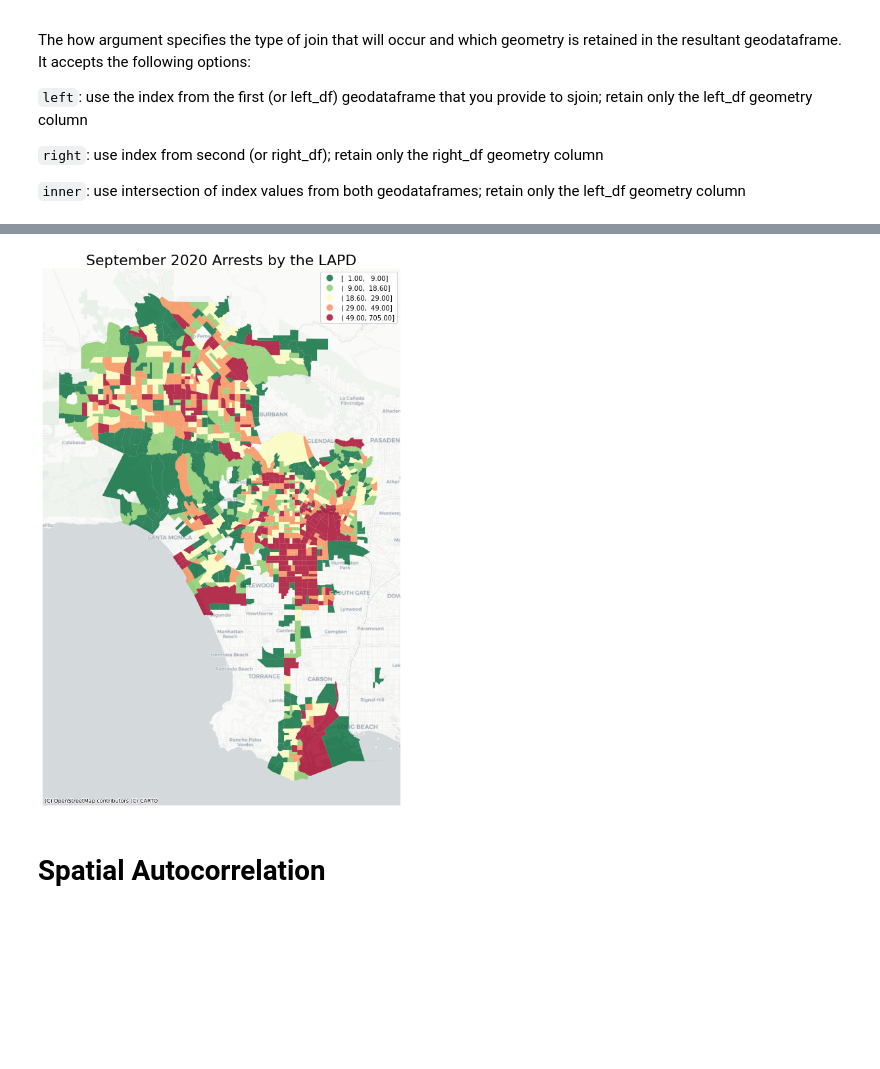
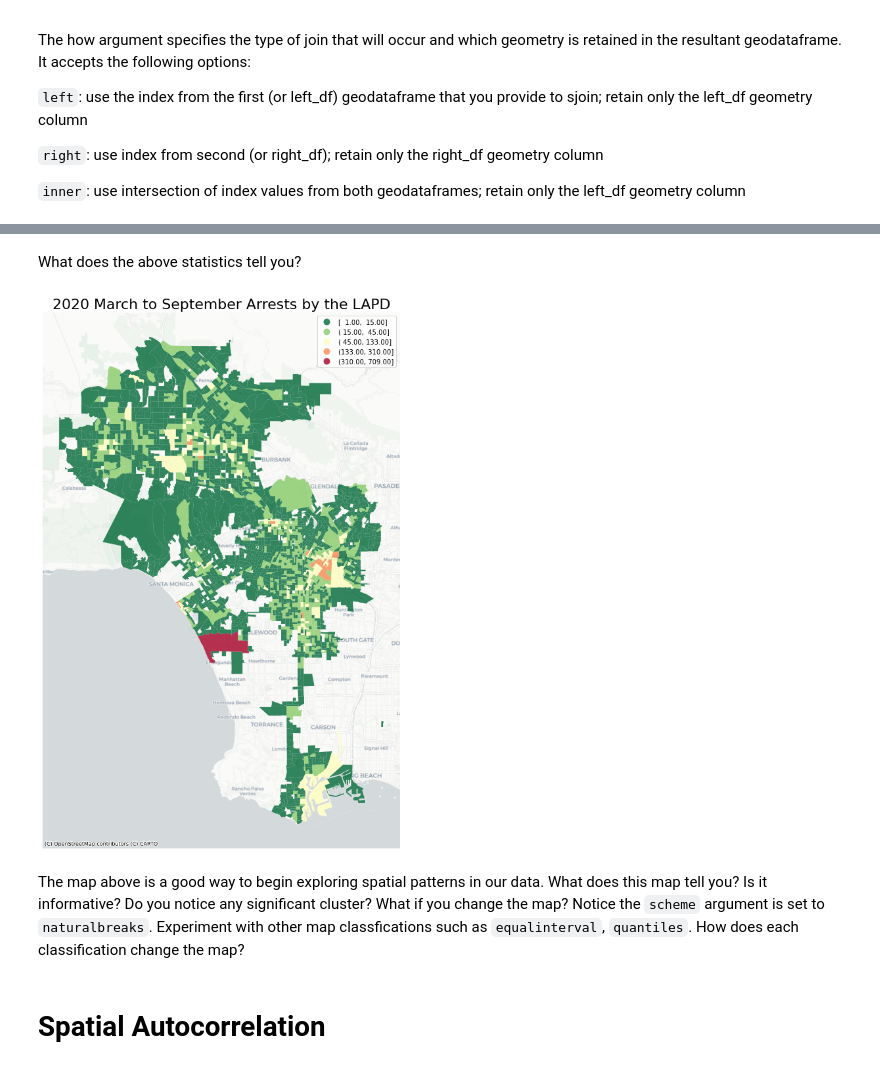
Before and after one commit to yohman/up206a, a Jupyter notebook: Weeks/Week08/Spatial Autocorrelation.ipynb, the cells around one changed output, grey strips where cells are left out. Cells and saved outputs as stored; diff of their text form; code cells hidden in the pictures; blank space fills up the shorter version.

```diff
--- a/Weeks/Week08/Spatial Autocorrelation.ipynb
+++ b/Weeks/Week08/Spatial Autocorrelation.ipynb
@@ -224,6 +242,6 @@ The how argument specifies the type of join that will occur and which geometry i
 `inner`: use intersection of index values from both geodataframes; retain only the left_df geometry column
 # %%
 # Do the spatial join
-join = gpd.sjoin(tracts,
+join = gpd.sjoin(gdf,
                  arrests,
                  how='right')
@@ -232,3 +252,3 @@ Next, we create a dataframe that counts crime by neighborhood:
 # %%
-arrests_by_tracts = join.name.value_counts().rename_axis('name').reset_index(name='arrests_count')
+arrests_by_gdf = join.FIPS.value_counts().rename_axis('FIPS').reset_index(name='arrests_count')
 # %%
@@ -253,3 +275,3 @@ The bar chart is nice, but what we also want is a choropleth map to accompany it
 # %%
-# join the summary table back to the neighborhood geodatabase
-tracts=tracts.merge(arrests_by_tracts,on='name')
+# join the summary table back to the gdf
+gdf=gdf.merge(arrests_by_gdf,on='FIPS')
@@ -285,0 +290,12 @@ print(maxy)
+# %%
+# map the top 20 geographies
+ax = gdf.sort_values(by='arrests_count',ascending=False)[:20].plot(figsize=(12,12),
+                                                             color='red',
+                                                             alpha=0.5)
+
+
+# no axis
+ax.axis('off')
+
+# add a basemap
+ctx.add_basemap(ax,source=ctx.providers.CartoDB.Positron)
@@ -286,14 +327,19 @@ print(maxy)
+# %% [markdown]
+What does the above statistics tell you?
 # %%
-ax = tracts.plot(figsize=(15,15),
+ax = gdf.plot(figsize=(15,15),
                         column='arrests_count',
                         legend=True,
                         alpha=0.8,
-                        cmap='RdYlGn_r',scheme='quantiles')
+                        cmap='RdYlGn_r',
+                        scheme='naturalbreaks')
 
 ax.axis('off')
-ax.set_title('September 2020 Arrests by the LAPD',fontsize=22)
+ax.set_title('2020 March to September Arrests by the LAPD',fontsize=22)
 ctx.add_basemap(ax,source=ctx.providers.CartoDB.Positron)
 # %% [output]
-[figure, old version]
+[figure, new version]
+# %% [markdown]
+The map above is a good way to begin exploring spatial patterns in our data. What does this map tell you? Is it informative? Do you notice any significant cluster? What if you change the map? Notice the `scheme` argument is set to `naturalbreaks`. Experiment with other map classfications such as `equalinterval`, `quantiles`. How does each classification change the map?
 # %% [markdown]
 # Spatial Autocorrelation
```
Also changed, not shown: parts of 87 cells of this notebook, 1 other file.
